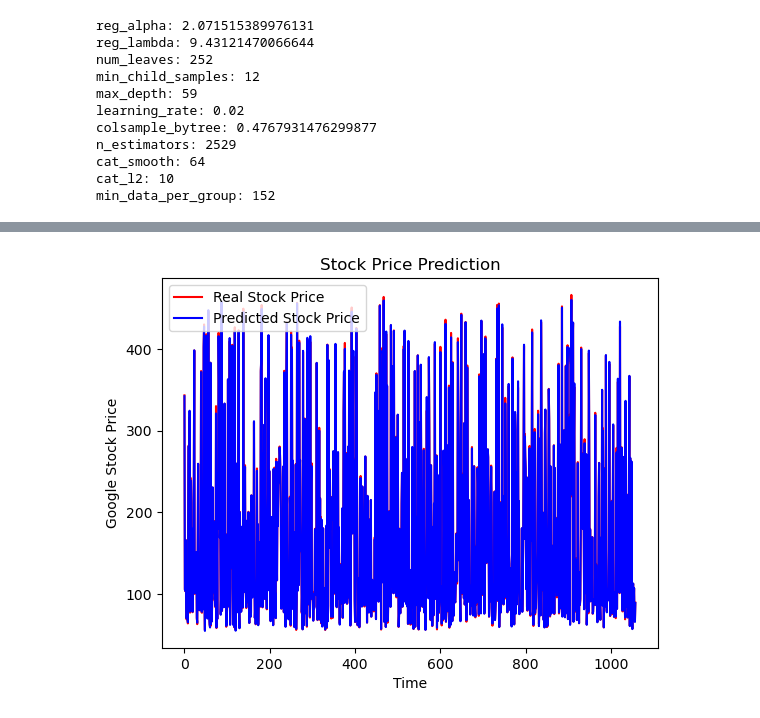
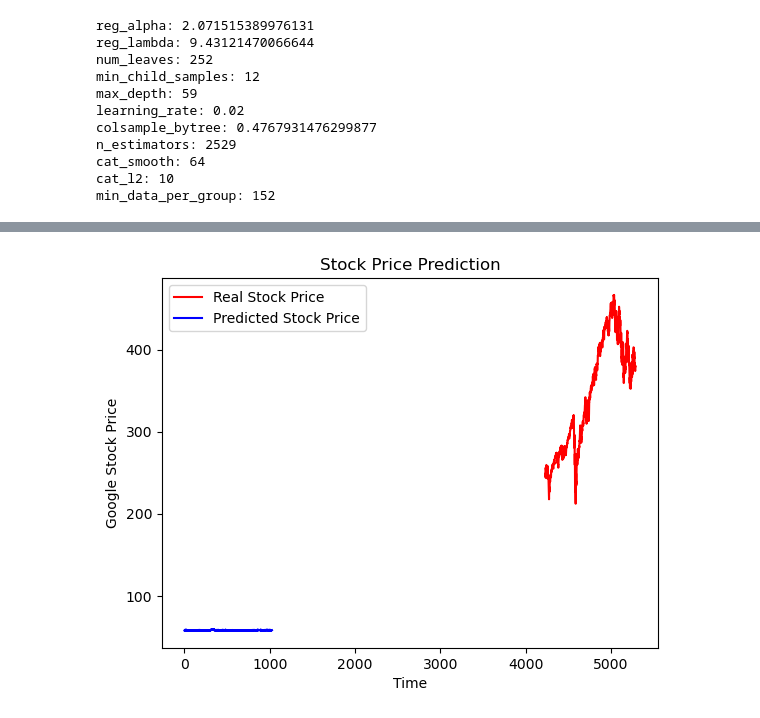
Before and after one commit to jw21u22/Dissertation, a Jupyter notebook: code.ipynb, the cells around one changed output, grey strips where cells are left out. Drawn from its saved outputs; the diff is of its cells as text; code cells hidden in the pictures.

```diff
--- a/code.ipynb
+++ b/code.ipynb
@@ -301,3 +467,5 @@ min_data_per_group: 152
 plot_optimization_history(study)
 # %% [output]
 [interactive output not drawn]
+# %%
+df.drop('LSTM', axis=1, inplace=True)
@@ -304,3 +617,15 @@ plot_optimization_history(study)
+# %%
+df['lag1']=df['Close'].shift(1)
+df['lag2']=df['Close'].shift(2)
+# %%
+df['lag3']=df['Close'].shift(3)
+df['lag4']=df['Close'].shift(4)
+df['lag5']=df['Close'].shift(5)
+df['lag6']=df['Close'].shift(6)
+df['lag7']=df['Close'].shift(7)
+df['lag8']=df['Close'].shift(8)
+df['lag9']=df['Close'].shift(9)
+df['lag10']=df['Close'].shift(10)
 # %%
 test_split=round(len(df)*0.20)
 train_data=df[:-test_split]
@@ -408,11 +682,11 @@ array([433.11845377, 401.93938541,  81.89806598, ...,  87.40675456,
 # %%
 
-plt.plot(last_data['Close'], color = 'red', label = 'Real Stock Price')
+plt.plot(test_y, color = 'red', label = 'Real Stock Price')
 plt.plot(lgb_predictions, color = 'blue', label = 'Predicted Stock Price')
 plt.title('Stock Price Prediction')
 plt.xlabel('Time')
 plt.ylabel('Google Stock Price')
 plt.legend()
 plt.show()
 # %% [output]
-[figure, old version]
+[figure, new version]
```
Also changed, not shown: parts of 40 cells of this notebook.
